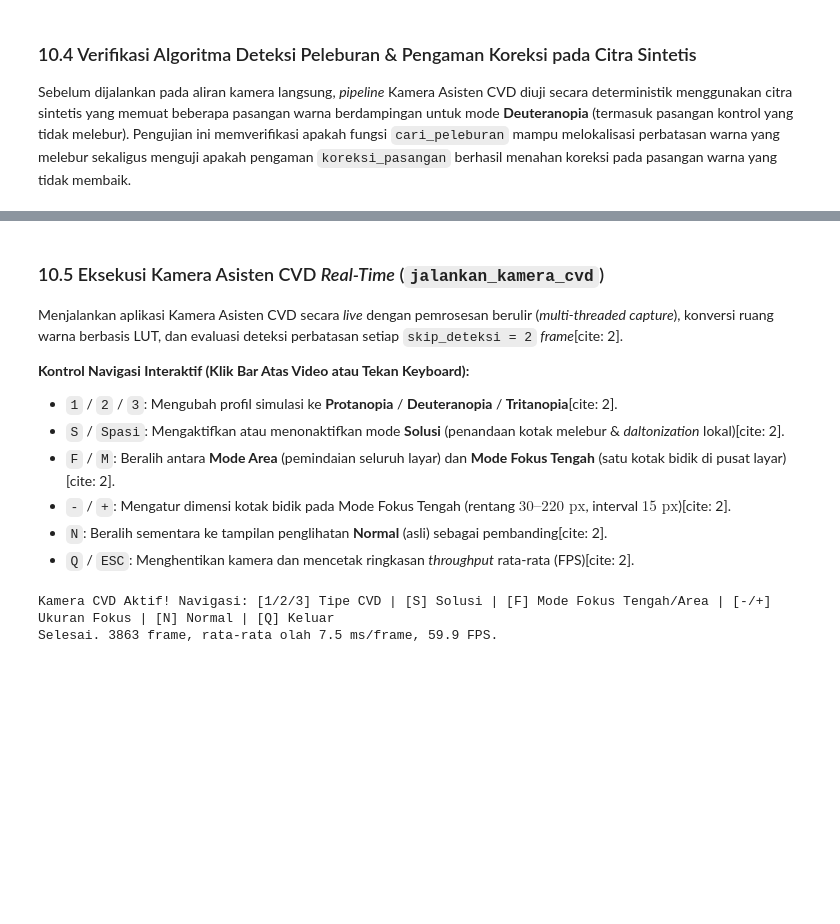
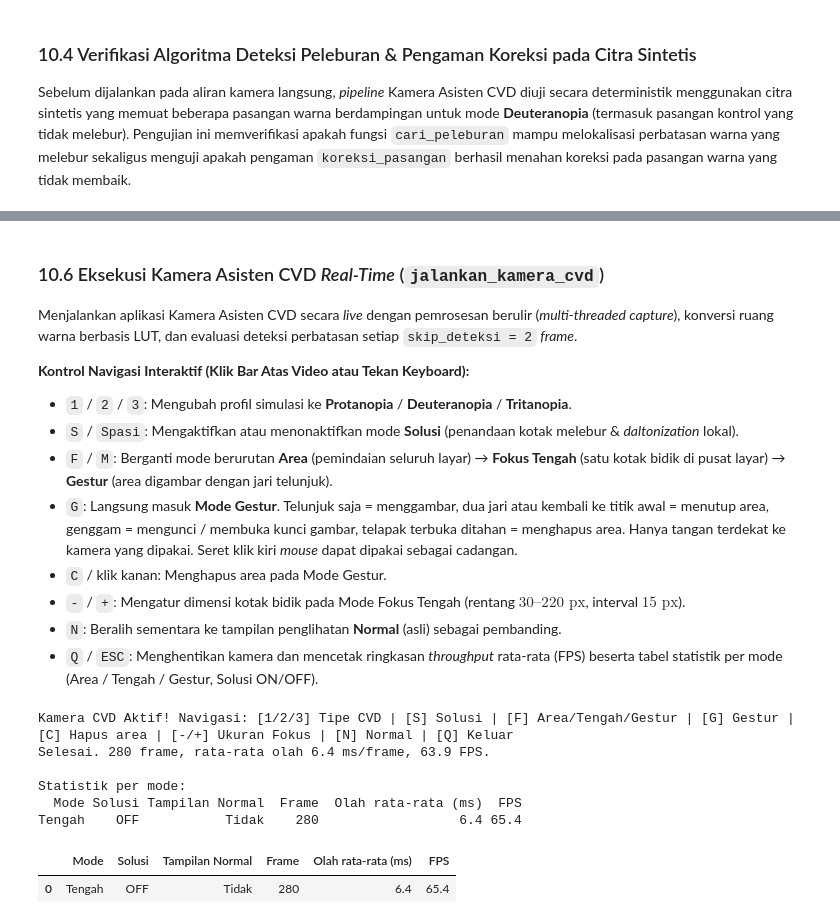
Before and after one commit to lafrellephm/color-detection-cvd-correction, a Jupyter notebook: Tekber_OpenCV_CVD_Kel7.ipynb, the cells around one changed output, grey strips where cells are left out. Drawn from its saved outputs; the diff is of its cells as text; code cells hidden in the pictures; blank space fills up the shorter version.

Commit message:
Feat: hand gesture and circle to search. Add: requirements.txt for project

```diff
--- a/Tekber_OpenCV_CVD_Kel7.ipynb
+++ b/Tekber_OpenCV_CVD_Kel7.ipynb
@@ -2422,17 +3097,27 @@ tabel_uji
 # %% [markdown]
-### 10.5 Eksekusi Kamera Asisten CVD *Real-Time* (`jalankan_kamera_cvd`)
+### 10.6 Eksekusi Kamera Asisten CVD *Real-Time* (`jalankan_kamera_cvd`)
 
-Menjalankan aplikasi Kamera Asisten CVD secara *live* dengan pemrosesan berulir (*multi-threaded capture*), konversi ruang warna berbasis LUT, dan evaluasi deteksi perbatasan setiap `skip_deteksi = 2` *frame*[cite: 2].
+Menjalankan aplikasi Kamera Asisten CVD secara *live* dengan pemrosesan berulir (*multi-threaded capture*), konversi ruang warna berbasis LUT, dan evaluasi deteksi perbatasan setiap `skip_deteksi = 2` *frame*.
 
 **Kontrol Navigasi Interaktif (Klik Bar Atas Video atau Tekan Keyboard):**
-* `1` / `2` / `3`: Mengubah profil simulasi ke **Protanopia** / **Deuteranopia** / **Tritanopia**[cite: 2].
-* `S` / `Spasi`: Mengaktifkan atau menonaktifkan mode **Solusi** (penandaan kotak melebur & *daltonization* lokal)[cite: 2].
-* `F` / `M`: Beralih antara **Mode Area** (pemindaian seluruh layar) dan **Mode Fokus Tengah** (satu kotak bidik di pusat layar)[cite: 2].
-* `-` / `+`: Mengatur dimensi kotak bidik pada Mode Fokus Tengah (rentang $30\text{--}220\text{ px}$, interval $15\text{ px}$)[cite: 2].
-* `N`: Beralih sementara ke tampilan penglihatan **Normal** (asli) sebagai pembanding[cite: 2].
-* `Q` / `ESC`: Menghentikan kamera dan mencetak ringkasan *throughput* rata-rata (FPS)[cite: 2].
+* `1` / `2` / `3`: Mengubah profil simulasi ke **Protanopia** / **Deuteranopia** / **Tritanopia**.
+* `S` / `Spasi`: Mengaktifkan atau menonaktifkan mode **Solusi** (penandaan kotak melebur & *daltonization* lokal).
+* `F` / `M`: Berganti mode berurutan **Area** (pemindaian seluruh layar) → **Fokus Tengah** (satu kotak bidik di pusat layar) → **Gestur** (area digambar dengan jari telunjuk).
+* `G`: Langsung masuk **Mode Gestur**. Telunjuk saja = menggambar, dua jari atau kembali ke titik awal = menutup area, genggam = mengunci / membuka kunci gambar, telapak terbuka ditahan = menghapus area. Hanya tangan terdekat ke kamera yang dipakai. Seret klik kiri *mouse* dapat dipakai sebagai cadangan.
+* `C` / klik kanan: Menghapus area pada Mode Gestur.
+* `-` / `+`: Mengatur dimensi kotak bidik pada Mode Fokus Tengah (rentang $30\text{--}220\text{ px}$, interval $15\text{ px}$).
+* `N`: Beralih sementara ke tampilan penglihatan **Normal** (asli) sebagai pembanding.
+* `Q` / `ESC`: Menghentikan kamera dan mencetak ringkasan *throughput* rata-rata (FPS) beserta tabel statistik per mode (Area / Tengah / Gestur, Solusi ON/OFF).
-# %%
-hasil_kamera = jalankan_kamera_cvd(mode_fokus="tengah", mode_awal="deuteranopia")
-# %% [output]
-Kamera CVD Aktif! Navigasi: [1/2/3] Tipe CVD | [S] Solusi | [F] Mode Fokus Tengah/Area | [-/+] Ukuran Fokus | [N] Normal | [Q] Keluar
-Selesai. 3863 frame, rata-rata olah 7.5 ms/frame, 59.9 FPS.
+# %%
+# mode_fokus: "area" | "tengah" | "gestur"   (bisa diganti saat berjalan dengan tombol F atau G)
+hasil_kamera = jalankan_kamera_cvd(mode_fokus="tengah", mode_awal="deuteranopia")
+hasil_kamera["statistik"]
+# %% [output]
+Kamera CVD Aktif! Navigasi: [1/2/3] Tipe CVD | [S] Solusi | [F] Area/Tengah/Gestur | [G] Gestur | [C] Hapus area | [-/+] Ukuran Fokus | [N] Normal | [Q] Keluar
+Selesai. 280 frame, rata-rata olah 6.4 ms/frame, 63.9 FPS.
+
+Statistik per mode:
+  Mode Solusi Tampilan Normal  Frame  Olah rata-rata (ms)  FPS
+Tengah    OFF           Tidak    280                  6.4 65.4
+|  | Mode | Solusi | Tampilan Normal | Frame | Olah rata-rata (ms) | FPS |
+| 0 | Tengah | OFF | Tidak | 280 | 6.4 | 65.4 |
```
Also changed, not shown: parts of 13 cells of this notebook, 4 other files.
